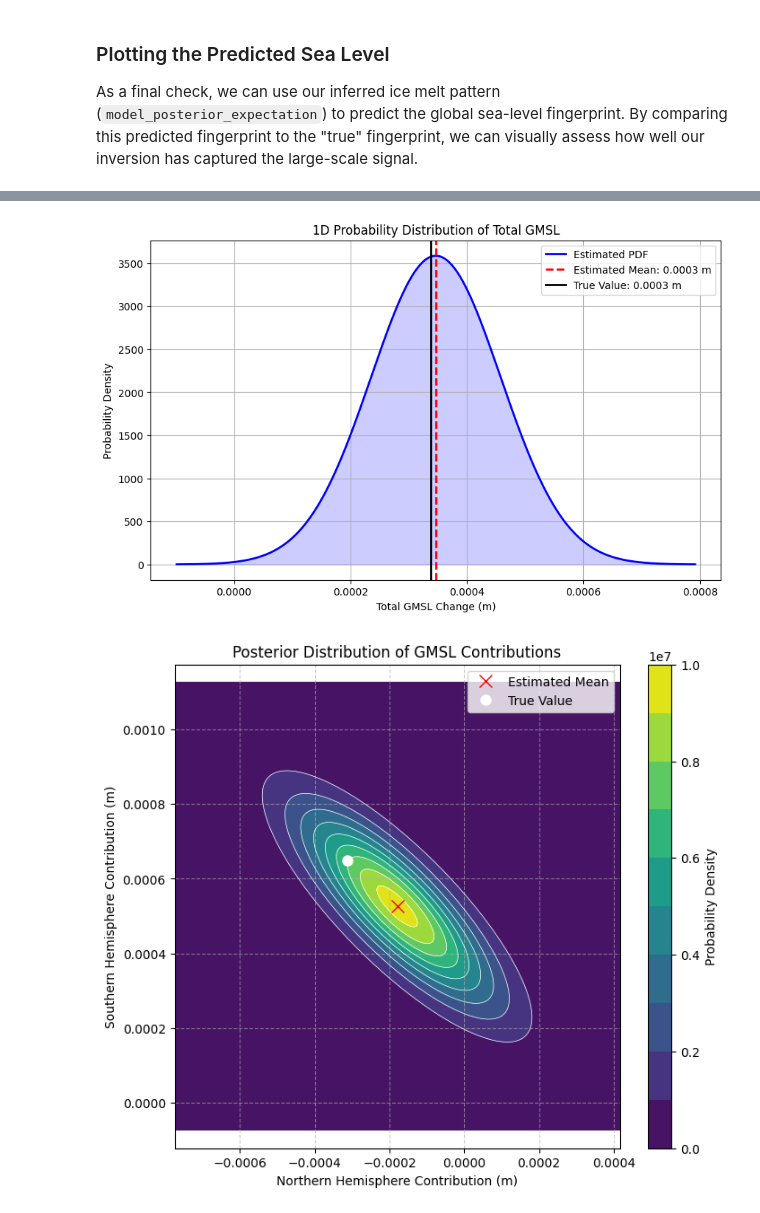
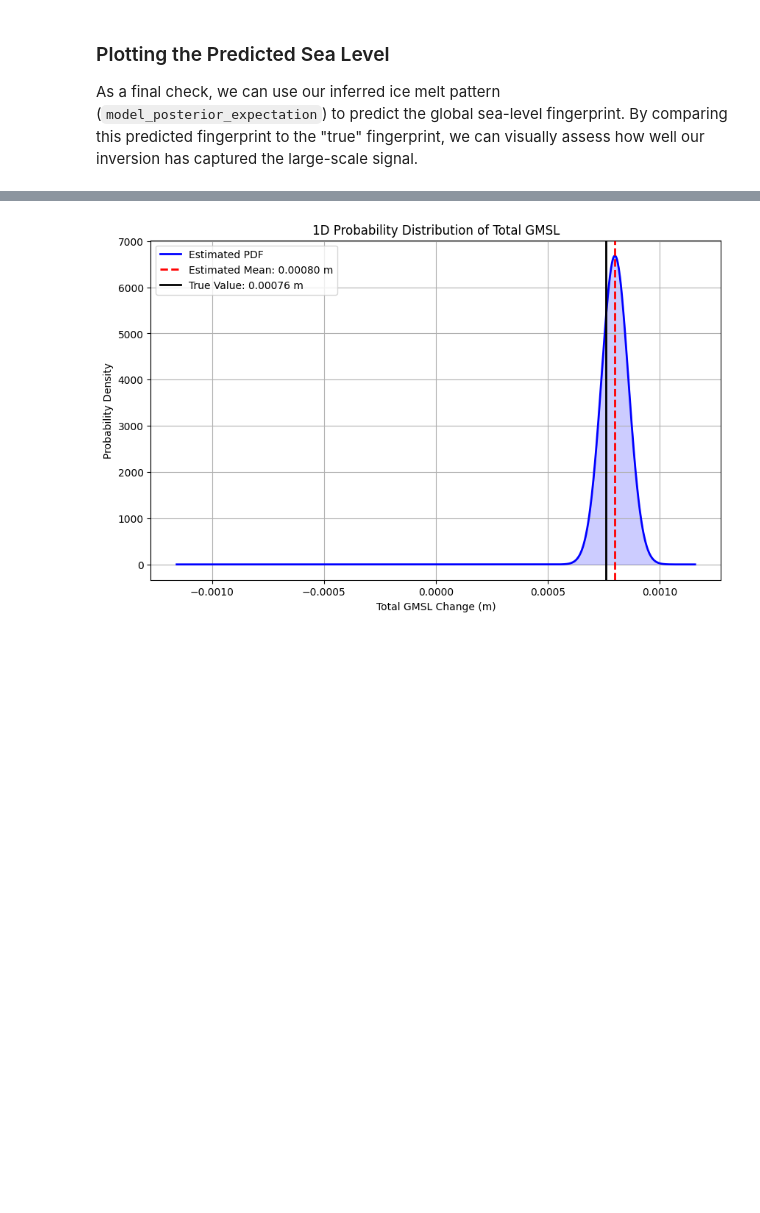
Before and after one commit to da380/pyslfp, a Jupyter notebook: docs/source/tutorials/tutorial5.ipynb, the cells around one changed output, grey strips where cells are left out. Cells and saved outputs as stored; diff of their text form; code cells hidden in the pictures; blank space fills up the shorter version.

```diff
--- a/docs/source/tutorials/tutorial5.ipynb
+++ b/docs/source/tutorials/tutorial5.ipynb
@@ -110,7 +109,7 @@ Now we bundle the forward operator `A` with a model for our measurement errors.
 The `pygeoinf.LinearForwardProblem` class encapsulates this entire structure: **data = A(model) + error**.
 # %%
 # Define the data error statistics
-tide_gauge_std_dev_m = 0.001
+tide_gauge_std_dev_m = 0.0005
 tide_gauge_std_dev = tide_gauge_std_dev_m / fp.length_scale
 data_error_measure = inf.GaussianMeasure.from_standard_deviation(
     data_space, tide_gauge_std_dev
@@ -131,6 +130,6 @@ We then draw one random sample from this prior to be our `model_true`. Finally,
 # %%
 # Set the initial model prior measure
-pointwise_std_m = 0.05
+pointwise_std_m = 0.1
 pointwise_std = pointwise_std_m / fp.length_scale
 initial_model_prior_measure = model_space.point_value_scaled_heat_kernel_gaussian_measure(scale, pointwise_std)
 
@@ -176,10 +187,22 @@ In determining the posterior distribution, the expected value is calcuated expli
 # %%
+# Set up the inversion for the preconditioning system
+bayesian_inversion_precon = inf.LinearBayesianInversion(forward_problem_precon, model_prior_measure_precon)
+
+# Get the normal operator for the preconditioning system.
+normal_operator_precon = bayesian_inversion_precon.normal_operator
+
+# Form its inverse using Cholesky factorisation.
+print("Forming the preconditioner...")
+solver = inf.CholeskySolver()
+inverse_normal_operator_precon = solver(normal_operator_precon)
+
 # Set up the Bayesian inversion method
 bayesian_inversion = inf.LinearBayesianInversion(forward_problem, model_prior_measure)
 
 # Solve for the posterior distribution
+print("Solving the linear system...")
 model_posterior_measure = bayesian_inversion.model_posterior_measure(
-    data, inf.CGMatrixSolver()
+    data, inf.CGMatrixSolver(), preconditioner= inverse_normal_operator_precon
 )
 
 # Get the posterior expectation
@@ -305,75 +333,39 @@ In a near identical manner, we can look at estimates for contributions from the
 # %%
 # Set the weighting function for GMSL estimates  - Note that length scale factor to dimensionalise the result.
 GMSL_weighting_function =  -fp.ice_density * fp.one_minus_ocean_function * fp.ice_projection(0) * fp.length_scale / (fp.water_density * fp.ocean_area)
 
-# Set weigthing functions for northern and southern hemisphere contributions
-GMSL_weighting_function_northern =  GMSL_weighting_function * fp.northern_hemisphere_projection(0)
-GMSL_weighting_function_southern =  GMSL_weighting_function * fp.southern_hemisphere_projection(0)
-
 # Form the mapping to GSML.
 B = sl.averaging_operator(model_space, [GMSL_weighting_function])
 
-# Form the mapping to northern and southern hemisphere contributions to GSML.
-C = sl.averaging_operator(model_space, [GMSL_weighting_function_northern, GMSL_weighting_function_southern])
-
-# Get the true values.
+# Get the true GMSL
 GMSL_true = B(model_true)
-GMSL_northern_true, GMSL_southern_true = C(model_true)
 
 # Push forward the posterior to the GMSL space.
 GMSL_posterior_measure = model_posterior_measure.affine_mapping(operator=B)
 
 # Get the measure as a scipy distribution.
 GMSL_distribution = GMSL_posterior_measure.as_multivariate_normal()
 
 
 # Plot the PDF for GMSL.
 gmsl_mean = GMSL_distribution.mean[0]
 gmsl_std = np.sqrt(GMSL_distribution.cov[0, 0])
-x_axis = np.linspace(gmsl_mean - 4 * gmsl_std, gmsl_mean + 4 * gmsl_std, 400)
+x_max = np.max([np.abs(gmsl_mean - 6 * gmsl_std), np.abs(gmsl_mean + 6 * gmsl_std)])
+x_axis = np.linspace(-x_max, x_max, 1000)
 pdf_values = GMSL_distribution.pdf(x_axis)
 plt.figure(figsize=(10, 6))
 plt.plot(x_axis, pdf_values, color='blue', lw=2, label='Estimated PDF')
 plt.fill_between(x_axis, pdf_values, color='blue', alpha=0.2)
-plt.axvline(gmsl_mean, color='red', linestyle='--', lw=2, label=f'Estimated Mean: {gmsl_mean:.4f} m')
-plt.axvline(GMSL_true[0], color='black', linestyle='-', lw=2, label=f'True Value: {GMSL_true[0]:.4f} m')
+plt.axvline(gmsl_mean, color='red', linestyle='--', lw=2, label=f'Estimated Mean: {gmsl_mean:.5f} m')
+plt.axvline(GMSL_true[0], color='black', linestyle='-', lw=2, label=f'True Value: {GMSL_true[0]:.5f} m')
 plt.title('1D Probability Distribution of Total GMSL')
 plt.xlabel('Total GMSL Change (m)')
 plt.ylabel('Probability Density')
 plt.legend()
 plt.grid(True)
 plt.show()
-
-# Now push forward to the 2D property space.
-GMSL_hemisphere_posterior_measure =  model_posterior_measure.affine_mapping(operator=C)
-
-# Contour plot the pdf.
-property_distribution = GMSL_hemisphere_posterior_measure.as_multivariate_normal()
-mean = property_distribution.mean
-cov = property_distribution.cov
-std_devs = np.sqrt(np.diag(cov))
-x = np.linspace(mean[0] - 3.5 * std_devs[0], mean[0] + 3.5 * std_devs[0], 200)
-y = np.linspace(mean[1] - 3.5 * std_devs[1], mean[1] + 3.5 * std_devs[1], 200)
-X, Y = np.meshgrid(x, y)
-pos = np.dstack((X, Y))
-Z = property_distribution.pdf(pos)
-plt.figure(figsize=(8, 7))
-contour = plt.contourf(X, Y, Z, levels=10, cmap='viridis')
-plt.contour(X, Y, Z, levels=10, colors='white', linewidths=0.5)
-cbar = plt.colorbar(contour)
-cbar.set_label('Probability Density')
-plt.plot(mean[0], mean[1], 'rx', markersize=10, label='Estimated Mean')
-plt.plot(GMSL_northern_true, GMSL_southern_true, 'wo', markersize=8, label='True Value')
-plt.title('Posterior Distribution of GMSL Contributions')
-plt.xlabel('Northern Hemisphere Contribution (m)')
-plt.ylabel('Southern Hemisphere Contribution (m)')
-plt.legend()
-plt.grid(True, linestyle='--', alpha=0.6)
-plt.axis('equal') # Ensures the scaling is the same on both axes
-plt.show()
 # %% [output]
-[figure, old version]
+[figure, new version]
-[figure, removed]
 # %% [markdown]
 ## Conclusion
 
```
Also changed, not shown: parts of 18 cells of this notebook, 4 other files.
